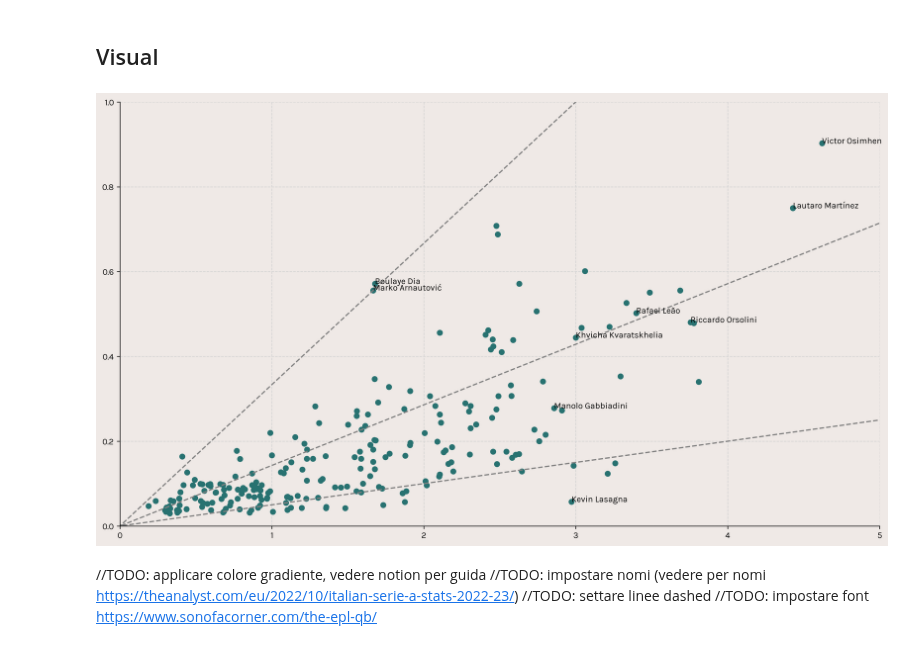
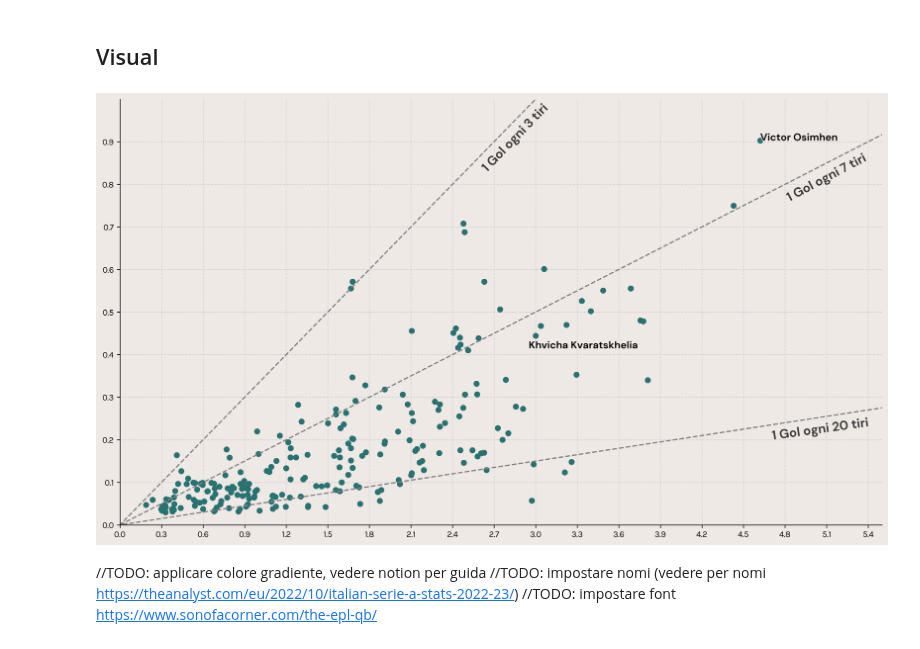
Before and after one commit to Weinsz/SciViz-SerieA-2022-23, a Jupyter notebook: Grafici/TiriGiocatori.ipynb, the cells around one changed output. Drawn from its saved outputs; the diff is of its cells as text; code cells hidden in the pictures.

Commit message:
Modificato font TiriGiocatori

```diff
--- a/Grafici/TiriGiocatori.ipynb
+++ b/Grafici/TiriGiocatori.ipynb
@@ -62,51 +63,53 @@ def plot_line(m, ax, **kwargs):
     ax.plot(x, [op(x[0]), op(x[1])], **kwargs)
 
 def ann(ax, pl, a=0, b=0):
-    ax.annotate(pl.Player, xy=(0,0), xytext=(pl.Sh_90+a, pl.Gls_90+b) )
+    for i in pl.iloc:
+        ax.annotate(i.Player, xy=(0,0), xytext=(i.Sh_90+a, i.Gls_90+b),
+                    color = "black", font = "DM Sans", weight = "bold",
+                   path_effects=[path_effects.Stroke(linewidth=2, foreground=fig.get_facecolor()),
+                path_effects.Normal()], fontsize=12)
 # %%
 fig = plt.figure(figsize=(16, 9), dpi=300)
 ax = plt.subplot()
 ax.grid(visible=True, ls='--', color='lightgrey')
 '''
 ax.set_ylim(-1, 26)
 ax.set_xlim(-3, 140)
 ax.set_ylabel("Goals")
 ax.set_xlabel("Tiri")
-ax.xaxis.set_ticks([x for x in range(0, 145, 5)])
-ax.yaxis.set_ticks([x for x in range(0, 27, 2)])
 '''
+ax.xaxis.set_ticks([x for x in np.arange(0, 6, 0.3)])
+ax.yaxis.set_ticks([x for x in np.arange(0, 1, 0.1)])
 
-ann(ax, df[df.Gls == 25].iloc[0])
-ann(ax, df[df.Gls == 21].iloc[0])
-ann(ax, df[df.Gls == 16].iloc[0])
-ann(ax, df[(df.Gls == 9) & (df.Sh < 30)].iloc[0])
-ann(ax, df[df.Sh == 88].iloc[0])
-ann(ax, df[df.Sh == 86].iloc[0])
-ann(ax, df[(df.Sh == 52) & (df.Gls == 1)].iloc[0])
-ann(ax, df[(df.Sh == 72) & (df.Gls == 7)].iloc[0])
-ann(ax, df[df.Player == "Khvicha Kvaratskhelia"].iloc[0])
 
-'''
-ax.annotate("1 Gol ogni 20 tiri", xy=(0, 0), xytext=(125, 5.5)).set_rotation(7)
-ax.annotate("1 Gol ogni 7 tiri", xy=(0, 0), xytext=(127, 17.5)).set_rotation(23)
-ax.annotate("1 Gol ogni 3 tiri", xy=(0, 0), xytext=(71, 23)).set_rotation(45)
-'''
+pl_high = ["Khvicha Kvaratskhelia", "Victor Osimhen"]
+ann(ax, df[df.Player == pl_high[0]], -0.05, -0.03)
+ann(ax, df[df.Player == pl_high[1]])
+
+
+args = dict(color="#3A3A3A", font="DM Sans", weight="bold",
+           path_effects=[path_effects.Stroke(linewidth=2, foreground=fig.get_facecolor()),
+            path_effects.Normal()])
+
+ax.annotate("1 Gol ogni 20 tiri", xy=(0, 0), xytext=(4.7, 0.2), fontsize=15, **args).set_rotation(8)
+ax.annotate("1 Gol ogni 7 tiri", xy=(0, 0), xytext=(4.8, 0.76), fontsize=15, **args).set_rotation(28)
+ax.annotate("1 Gol ogni 3 tiri", xy=(0, 0), xytext=(2.6, 0.83), fontsize=15, **args).set_rotation(46)
+
 
 ax.set_ylim(0, 1)
-ax.set_xlim(0, 5)
+ax.set_xlim(0, 5.5)
 
 ax.scatter(
     df.Sh_90, df.Gls_90,
     zorder=2
 )
 
 plot_line(1/20, ax, color='grey', ls='--')
-plot_line(1/7, ax, color='grey', ls='--')
+plot_line(1/6, ax, color='grey', ls='--')
 plot_line(1/3, ax, color='grey', ls='--')
 # %% [output]
-[figure, old version]
+[figure, new version]
 # %% [markdown]
 //TODO: applicare colore gradiente, vedere notion per guida
 //TODO: impostare nomi (vedere per nomi https://theanalyst.com/eu/2022/10/italian-serie-a-stats-2022-23/)
-//TODO: settare linee dashed
 //TODO: impostare font https://www.sonofacorner.com/the-epl-qb/
```
Also changed, not shown: parts of 1 cell of this notebook.
